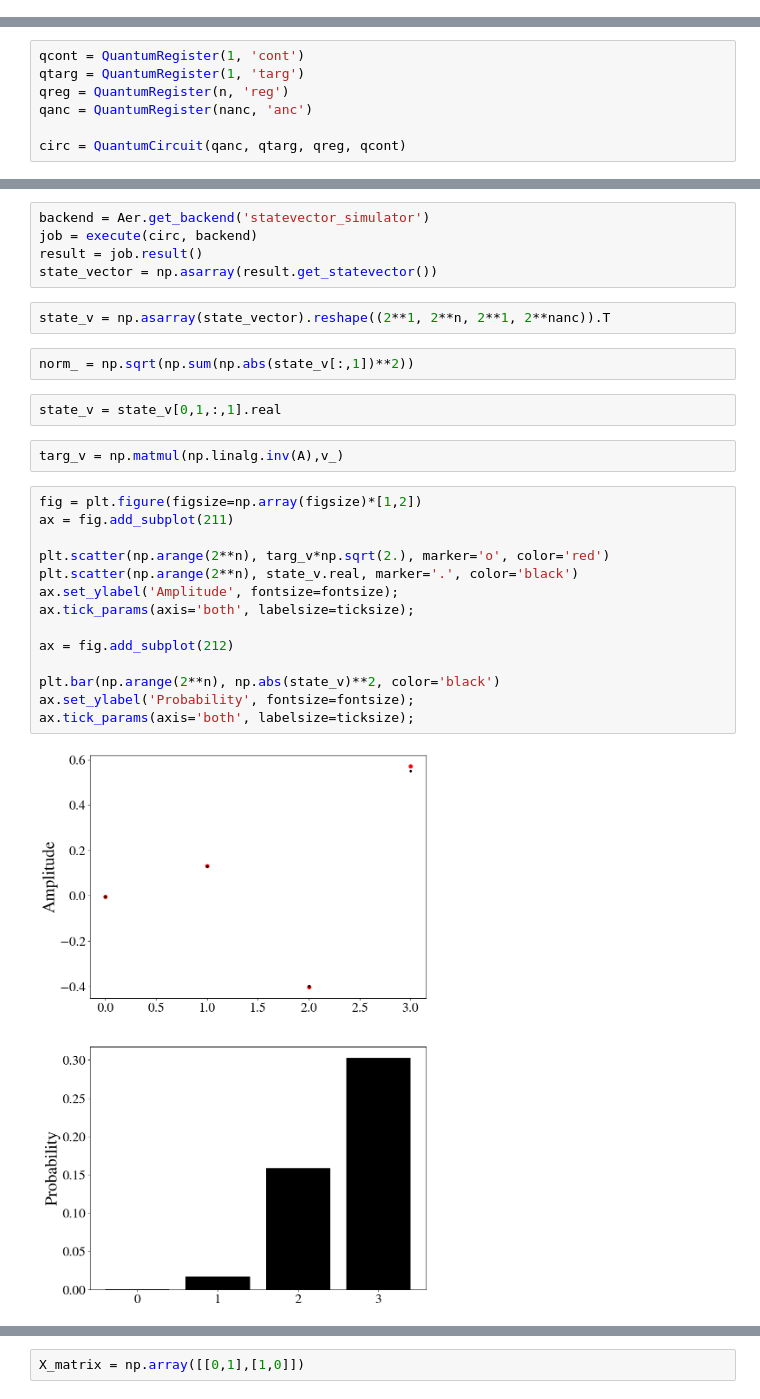
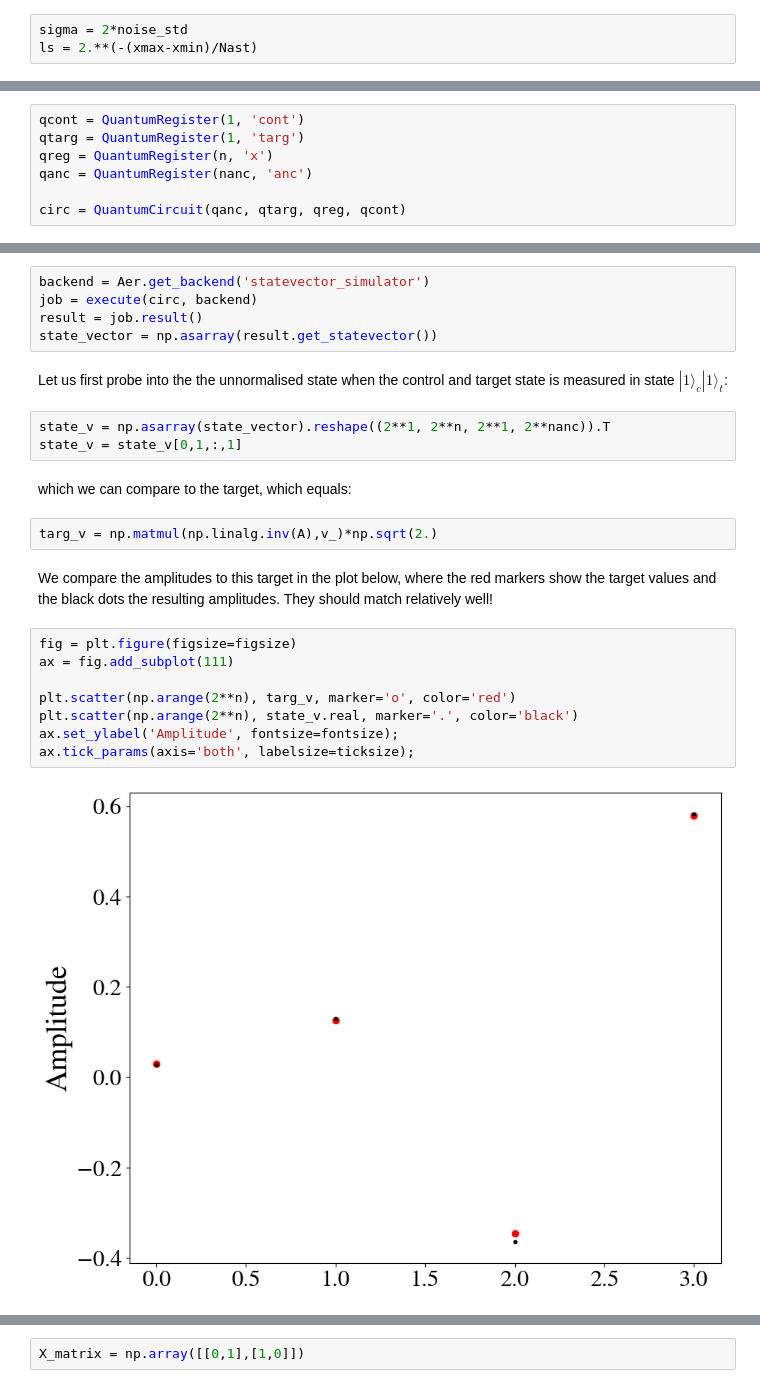
Before and after one commit to Fergus-Hayes/qiskit_tools, a Jupyter notebook: N13-quantum_Gaussian_process_regression.ipynb, the cells around one changed output, grey strips where cells are left out. Cells and saved outputs as stored; diff of their text form.

```diff
--- a/N13-quantum_Gaussian_process_regression.ipynb
+++ b/N13-quantum_Gaussian_process_regression.ipynb
@@ -105,0 +175,3 @@ def SEK(X1, X2, ls=1.0, sig=1.0):
+# %%
+sigma = 2*noise_std
+ls = 2.**(-(xmax-xmin)/Nast)
@@ -201,7 +281,7 @@ print(t, scaling, nanc, kappa, noise_std**2, lambda_min, lambda_max)
 # %%
 qcont = QuantumRegister(1, 'cont')
 qtarg = QuantumRegister(1, 'targ')
-qreg = QuantumRegister(n, 'reg')
+qreg = QuantumRegister(n, 'x')
 qanc = QuantumRegister(nanc, 'anc')
 
 circ = QuantumCircuit(qanc, qtarg, qreg, qcont)
@@ -228,27 +327,24 @@ backend = Aer.get_backend('statevector_simulator')
 job = execute(circ, backend)
 result = job.result()
 state_vector = np.asarray(result.get_statevector())
-# %%
-state_v = np.asarray(state_vector).reshape((2**1, 2**n, 2**1, 2**nanc)).T
-# %%
-norm_ = np.sqrt(np.sum(np.abs(state_v[:,1])**2))
+# %% [markdown]
+Let us first probe into the the unnormalised state when the control and target state is measured in state $|1\rangle_c|1\rangle_t$:
 # %%
-state_v = state_v[0,1,:,1].real
+state_v = np.asarray(state_vector).reshape((2**1, 2**n, 2**1, 2**nanc)).T
+state_v = state_v[0,1,:,1]
+# %% [markdown]
+which we can compare to the target, which equals:
 # %%
-targ_v = np.matmul(np.linalg.inv(A),v_)
+targ_v = np.matmul(np.linalg.inv(A),v_)*np.sqrt(2.)
+# %% [markdown]
+We compare the amplitudes to this target in the plot below, where the red markers show the target values and the black dots the resulting amplitudes. They should match relatively well!
 # %%
-fig = plt.figure(figsize=np.array(figsize)*[1,2])
-ax = fig.add_subplot(211)
+fig = plt.figure(figsize=figsize)
+ax = fig.add_subplot(111)
 
-plt.scatter(np.arange(2**n), targ_v*np.sqrt(2.), marker='o', color='red')
+plt.scatter(np.arange(2**n), targ_v, marker='o', color='red')
 plt.scatter(np.arange(2**n), state_v.real, marker='.', color='black')
 ax.set_ylabel('Amplitude', fontsize=fontsize);
 ax.tick_params(axis='both', labelsize=ticksize);
-
-ax = fig.add_subplot(212)
-
-plt.bar(np.arange(2**n), np.abs(state_v)**2, color='black')
-ax.set_ylabel('Probability', fontsize=fontsize);
-ax.tick_params(axis='both', labelsize=ticksize);
 # %% [output]
-[figure, old version]
+[figure, new version]
```
Also changed, not shown: parts of 76 cells of this notebook, 2 other files.
